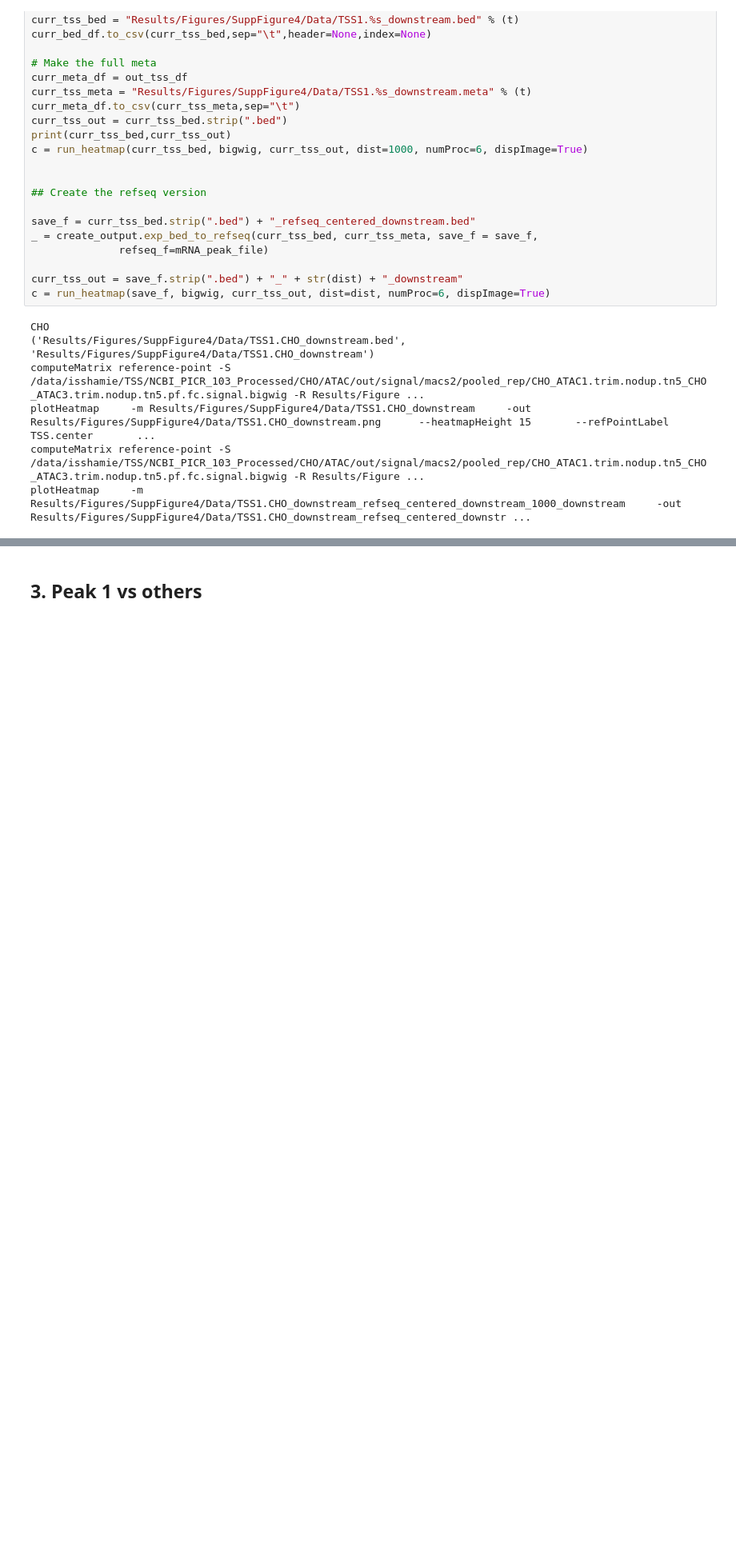
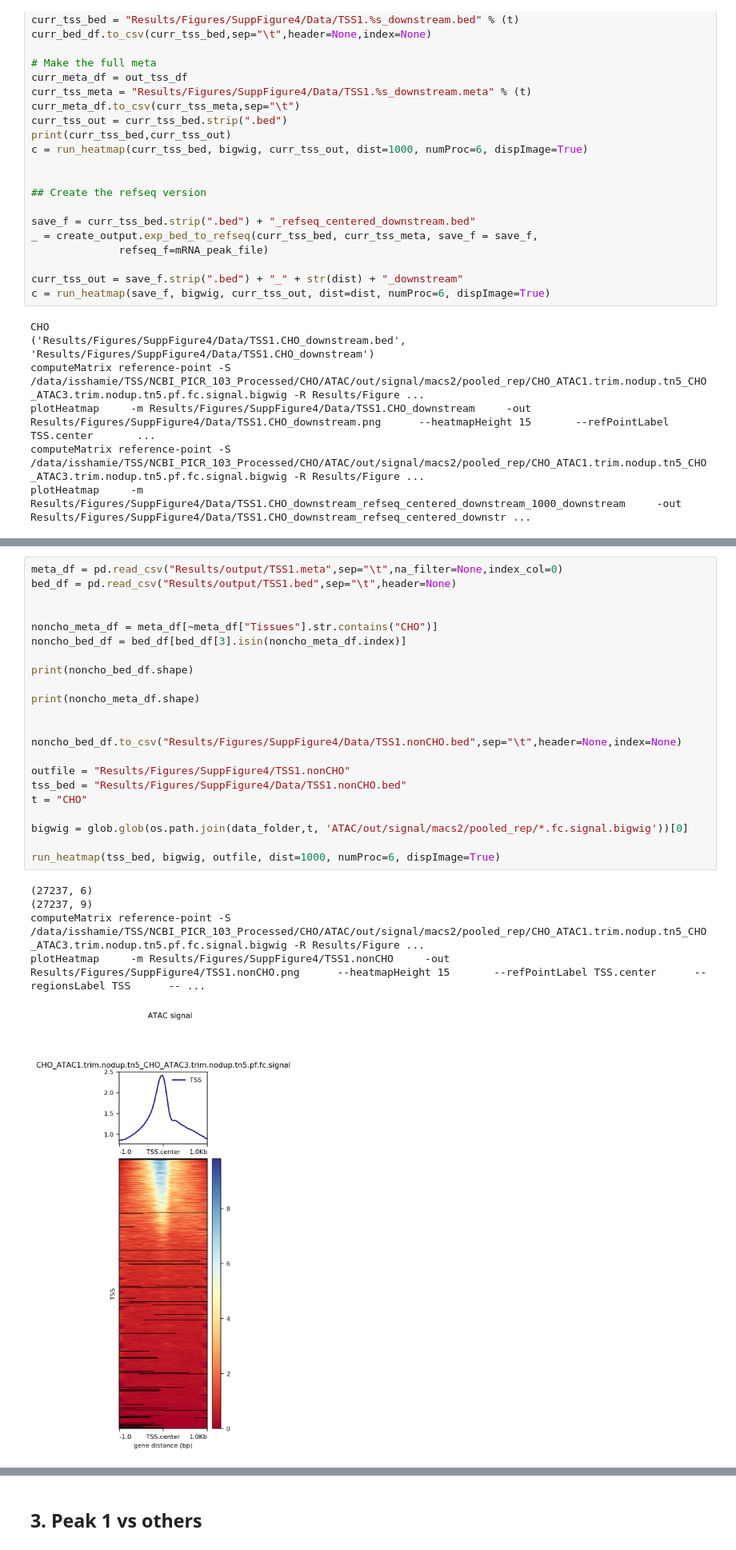
Before and after one commit to isshamie/CH_TSS, a Jupyter notebook: Analysis_NCBI_PICR/Supplemental Figure 4. ATAC-seq Reference vs Experimental.ipynb, the cells around one changed output, grey strips where cells are left out. Shown at 80% size. Drawn from its saved outputs; the diff is of its cells as text; blank space fills up the shorter version.

```diff
--- a/Analysis_NCBI_PICR/Supplemental Figure 4. ATAC-seq Reference vs Experimental.ipynb
+++ b/Analysis_NCBI_PICR/Supplemental Figure 4. ATAC-seq Reference vs Experimental.ipynb
@@ -427,0 +449,28 @@ plotHeatmap     -m Results/Figures/SuppFigure4/Data/TSS1.CHO_downstream_refseq_c
+# %%
+meta_df = pd.read_csv("Results/output/TSS1.meta",sep="\t",na_filter=None,index_col=0)
+bed_df = pd.read_csv("Results/output/TSS1.bed",sep="\t",header=None)
+
+
+noncho_meta_df = meta_df[~meta_df["Tissues"].str.contains("CHO")]
+noncho_bed_df = bed_df[bed_df[3].isin(noncho_meta_df.index)]
+
+print(noncho_bed_df.shape)
+
+print(noncho_meta_df.shape)
+
+
+noncho_bed_df.to_csv("Results/Figures/SuppFigure4/Data/TSS1.nonCHO.bed",sep="\t",header=None,index=None)
+
+outfile = "Results/Figures/SuppFigure4/TSS1.nonCHO"
+tss_bed = "Results/Figures/SuppFigure4/Data/TSS1.nonCHO.bed"
+t = "CHO"
+
+bigwig = glob.glob(os.path.join(data_folder,t, 'ATAC/out/signal/macs2/pooled_rep/*.fc.signal.bigwig'))[0]
+
+run_heatmap(tss_bed, bigwig, outfile, dist=1000, numProc=6, dispImage=True)
+# %% [output]
+(27237, 6)
+(27237, 9)
+computeMatrix reference-point -S /data/isshamie/TSS/NCBI_PICR_103_Processed/CHO/ATAC/out/signal/macs2/pooled_rep/CHO_ATAC1.trim.nodup.tn5_CHO_ATAC3.trim.nodup.tn5.pf.fc.signal.bigwig -R Results/Figure ...
+plotHeatmap     -m Results/Figures/SuppFigure4/TSS1.nonCHO     -out Results/Figures/SuppFigure4/TSS1.nonCHO.png      --heatmapHeight 15       --refPointLabel TSS.center      --regionsLabel TSS      -- ...
+[figure, added]
```
Also changed, not shown: parts of 4 cells of this notebook, 31 other files.
